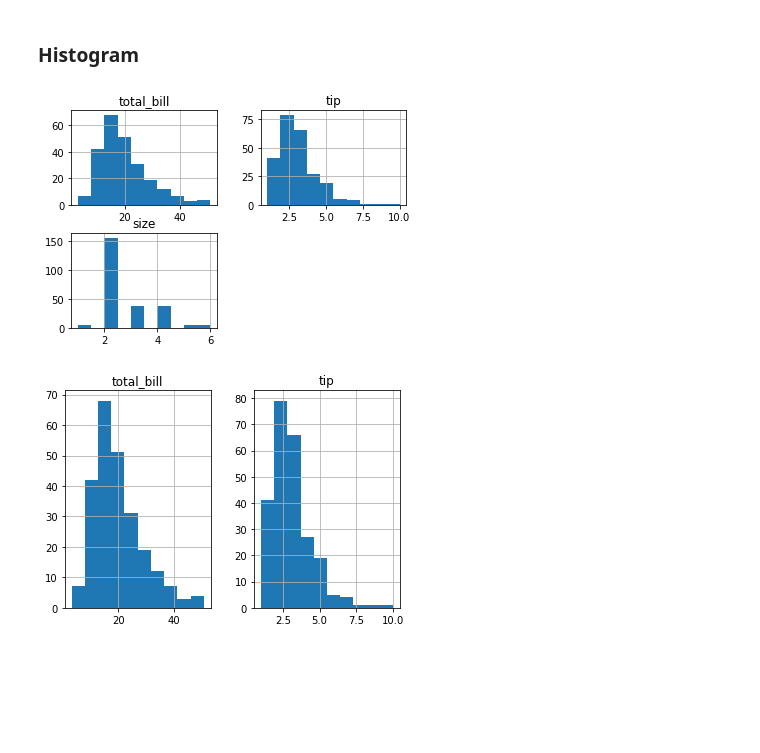
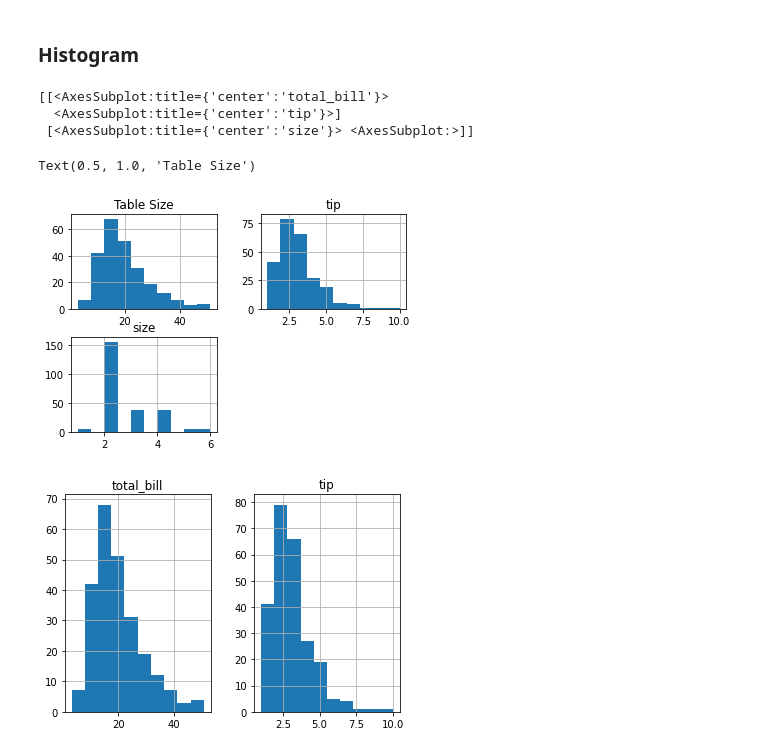
Before and after one commit to srikanthpragada/DS_04_FEB_2021, a Jupyter notebook: plots/matplotlibdemo.ipynb, the cells around one changed output. Drawn from its saved outputs; the diff is of its cells as text; code cells hidden in the pictures; blank space fills up the shorter version.

```diff
--- a/plots/matplotlibdemo.ipynb
+++ b/plots/matplotlibdemo.ipynb
@@ -330,9 +328,14 @@ plt.legend(['Male','Female'])
 ### Histogram
 # %%
 ax = tips.hist()
-#ax[0,0].set_title("Table Size")
+print(ax)
+ax[0,0].set_title("Table Size")
 # %% [output]
+[[<AxesSubplot:title={'center':'total_bill'}>
+  <AxesSubplot:title={'center':'tip'}>]
+ [<AxesSubplot:title={'center':'size'}> <AxesSubplot:>]]
+Text(0.5, 1.0, 'Table Size')
-[figure, old version]
+[figure, new version]
 # %%
 ax = tips[['total_bill','tip']].hist()
 # %% [output]
```
Also changed, not shown: parts of 12 cells of this notebook.
